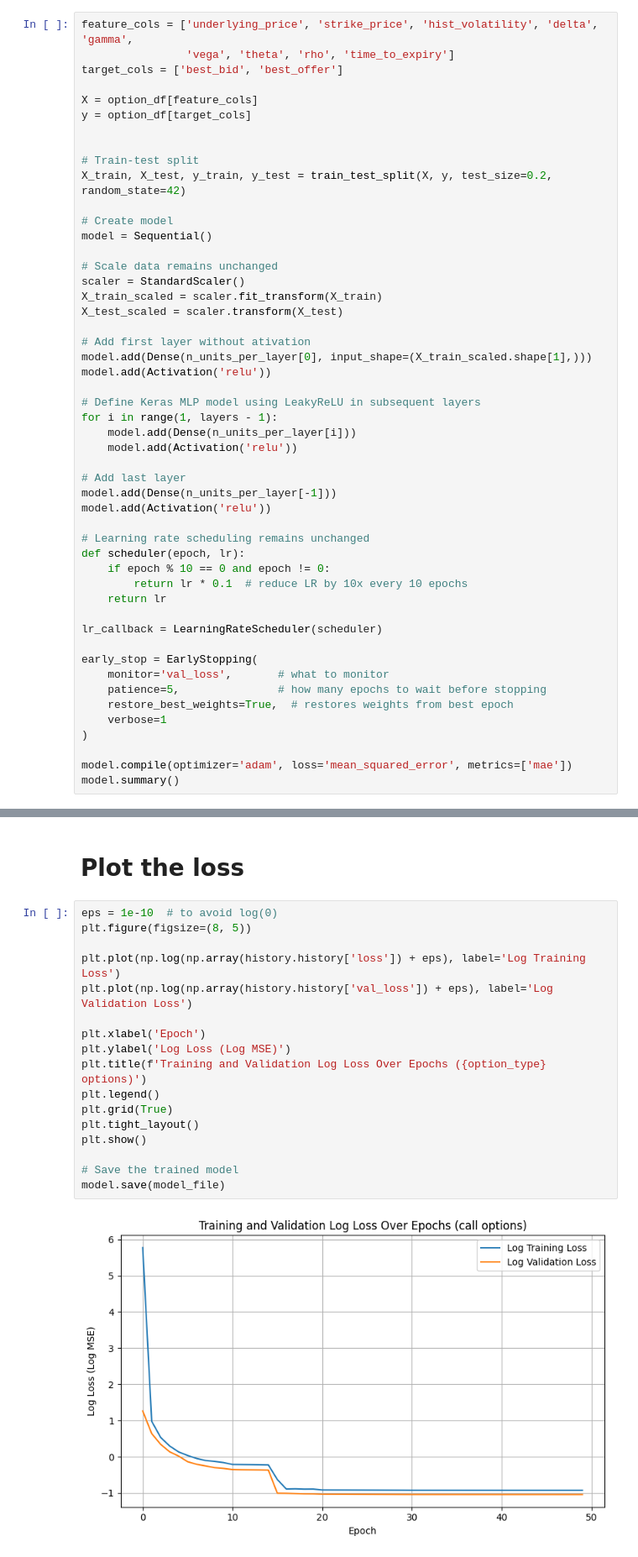
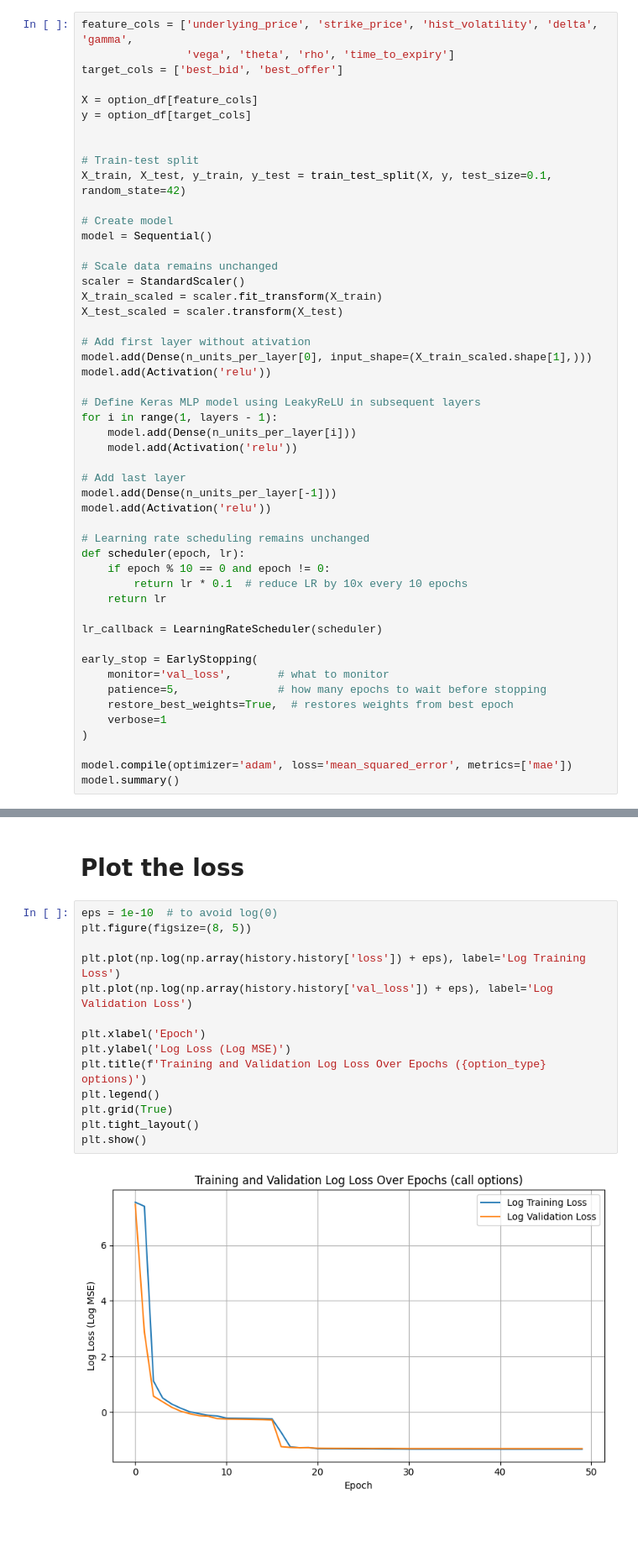
Before and after one commit to AdamK14/CS-4641-Project, a Jupyter notebook: MLP2/mlp2_calls.ipynb, the cells around one changed output, grey strips where cells are left out. Shown: that part at 84% size. Drawn from its saved outputs; the diff is of its cells as text; blank space fills up the shorter version.

```diff
--- a/MLP2/mlp2_calls.ipynb
+++ b/MLP2/mlp2_calls.ipynb
@@ -115,7 +116,7 @@ y = option_df[target_cols]
 
 
 # Train-test split
-X_train, X_test, y_train, y_test = train_test_split(X, y, test_size=0.2, random_state=42)
+X_train, X_test, y_train, y_test = train_test_split(X, y, test_size=0.1, random_state=42)
 
 # Create model
 model = Sequential()
@@ -211,22 +212,19 @@ Test MAE: 0.3097545802593231
 # %%
 eps = 1e-10  # to avoid log(0)
 plt.figure(figsize=(8, 5))
 
 plt.plot(np.log(np.array(history.history['loss']) + eps), label='Log Training Loss')
 plt.plot(np.log(np.array(history.history['val_loss']) + eps), label='Log Validation Loss')
 
 plt.xlabel('Epoch')
 plt.ylabel('Log Loss (Log MSE)')
 plt.title(f'Training and Validation Log Loss Over Epochs ({option_type} options)')
 plt.legend()
 plt.grid(True)
 plt.tight_layout()
 plt.show()
-
-# Save the trained model
-model.save(model_file)
 # %% [output]
-[figure, old version]
+[figure, new version]
 WARNING:absl:You are saving your model as an HDF5 file via `model.save()` or `keras.saving.save_model(model)`. This file format is considered legacy. We recommend using instead the native Keras format ...
 # %% [markdown]
 # Plot the prediciton equilbrium versus actual
```
Also changed, not shown: parts of 9 cells of this notebook, 11 other files.
